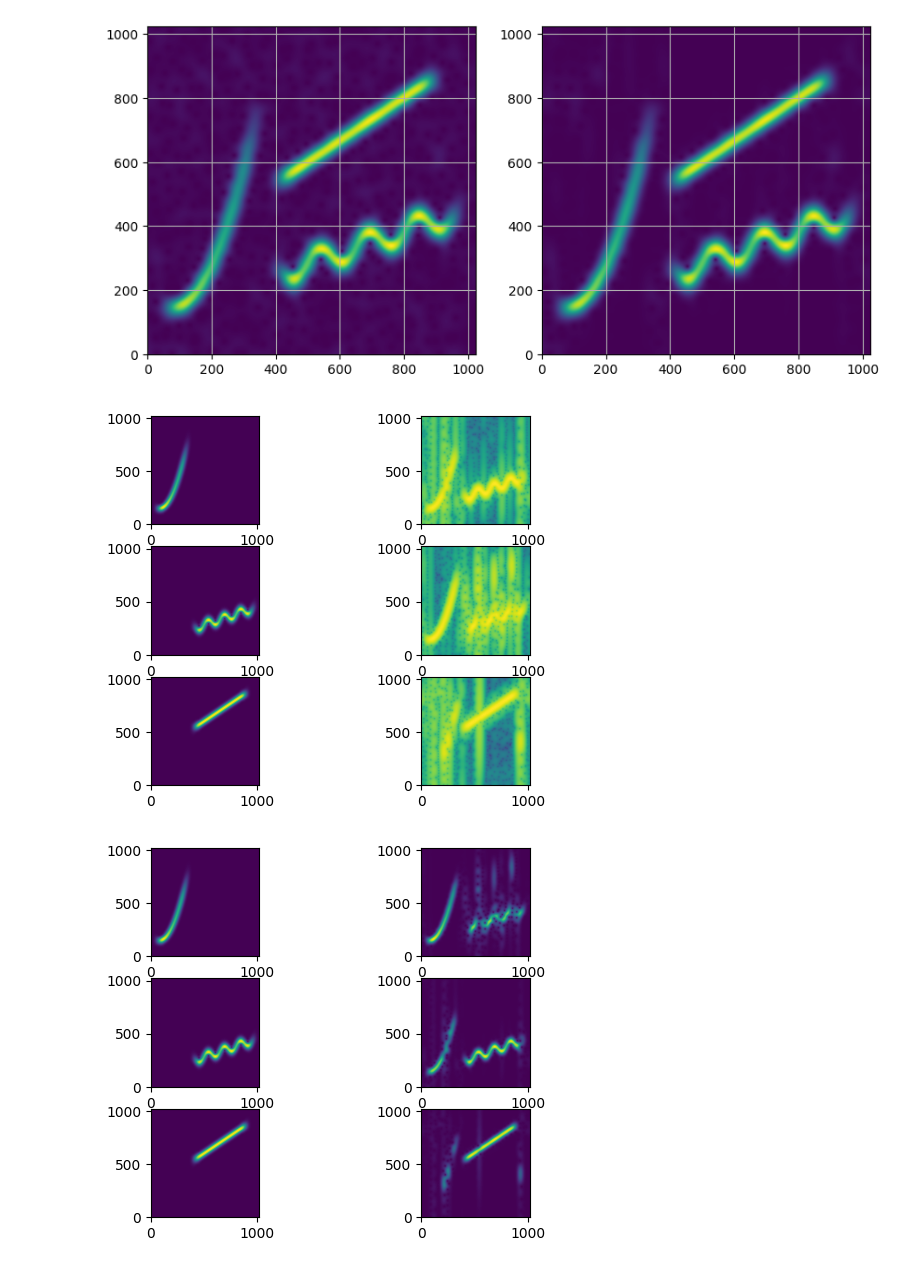
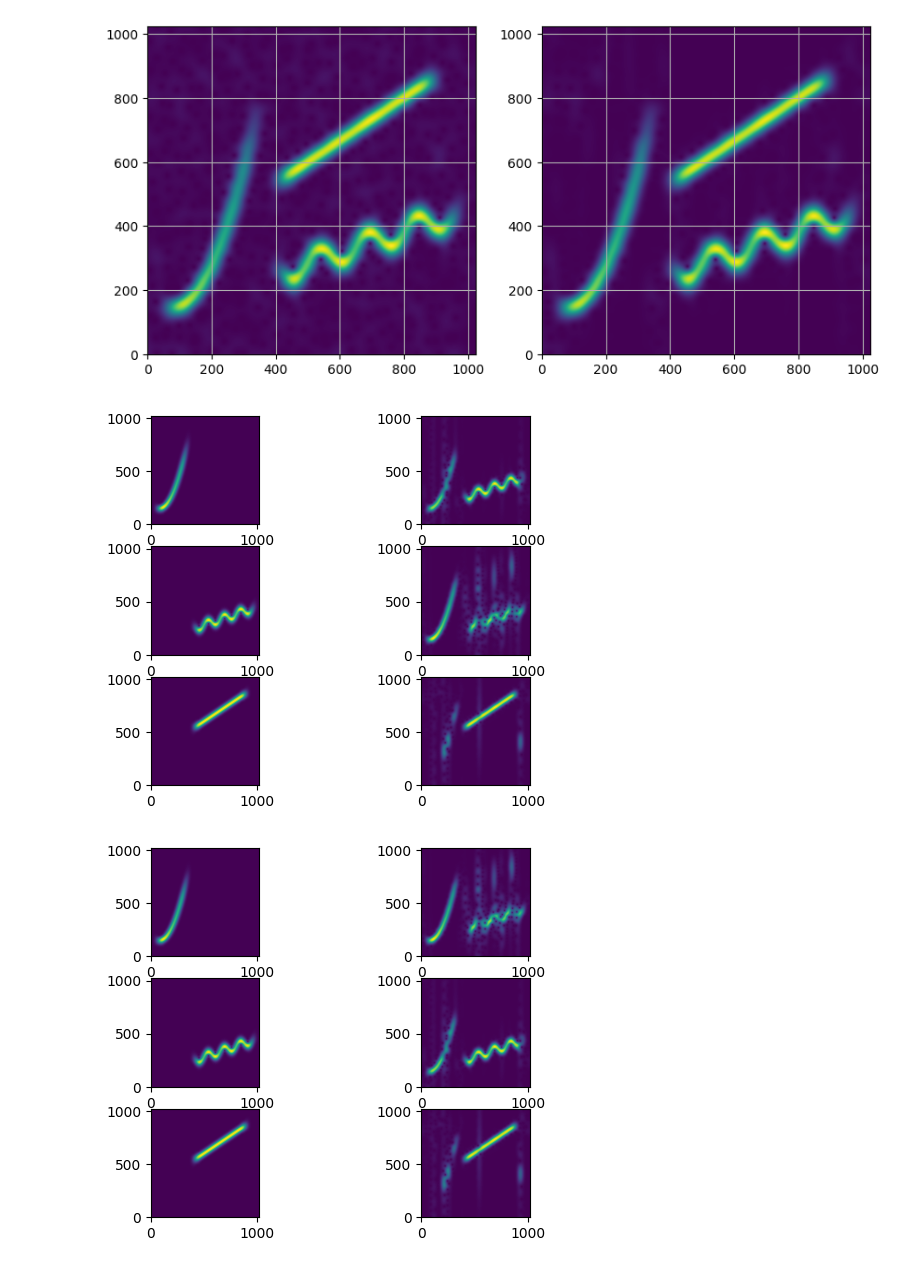
Before and after one commit to jmiramont/benchmarks_eusipco2023, a Jupyter notebook: notebooks/demo_method_FRI_method.ipynb, the cells around one changed output. Cells and saved outputs as stored; diff of their text form; code cells hidden in the pictures.

```diff
--- a/notebooks/demo_method_FRI_method.ipynb
+++ b/notebooks/demo_method_FRI_method.ipynb
@@ -66,21 +66,21 @@ plt.show()
 # %%
 # fri_method(x,Ncomp,M,L,Pnei,M0,Method,return_comps)
 signal_output = funa(signal,[],[],[],[],[],[],True)
 
 fig, axs = plt.subplots(signal.total_comps,2)
 
 for i in range(signal.total_comps):
     S, F = get_spectrogram(signal.comps[i], window = g)
     F = F[0:N+1]
     S_output, F_output = get_spectrogram(signal_output[i], window = g)
     F_output = F_output[0:N+1]
 
     axs[i,0].imshow(abs(F), origin='lower')#, cmap=cmocean.cm.deep)
-    axs[i,1].imshow(np.log(abs(F_output)), origin='lower')#, cmap=cmocean.cm.deep)
+    axs[i,1].imshow((abs(F_output)), origin='lower')#, cmap=cmocean.cm.deep)
 
 plt.show()
 # %% [output]
-[figure, old version]
+[figure, new version]
 # %%
 from benchmark_demo.perf_metrics import order_components, mse
 
```
Also changed, not shown: 36 other files.
